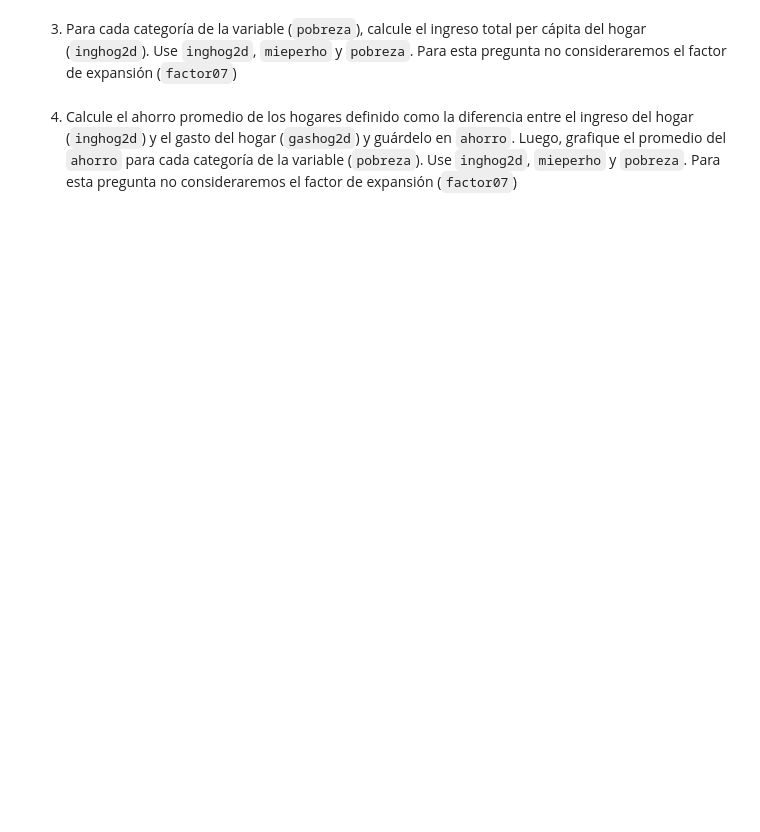
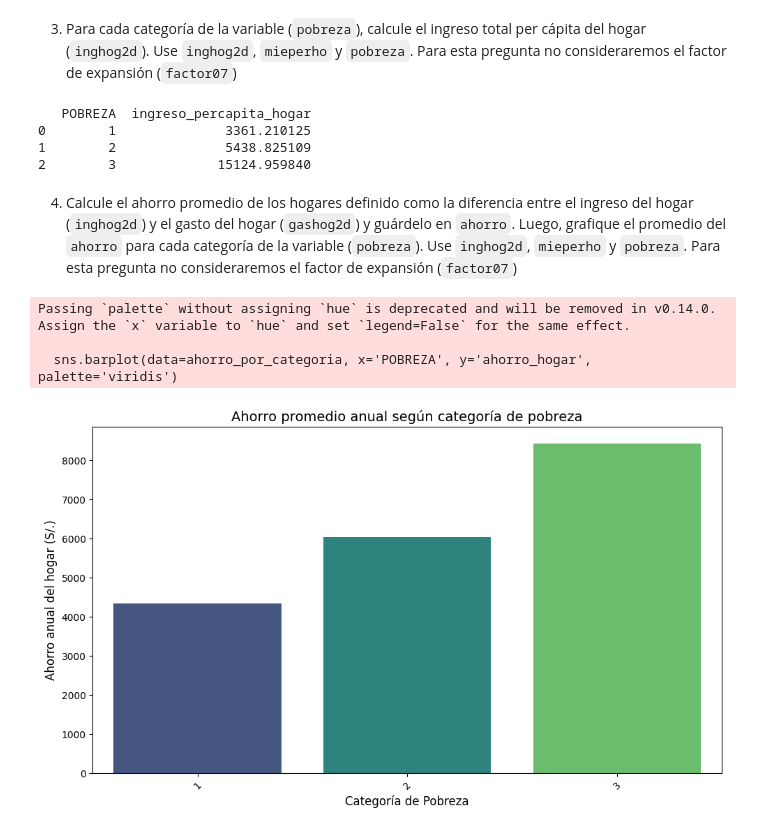
Before and after one commit to qlab-intro-python/tarea-3-tarea-3-correa-vargas, a Jupyter notebook: tarea_3_ccss_plantilla.ipynb, the cells around one changed output. Cells and saved outputs as stored; diff of their text form; code cells hidden in the pictures; blank space fills up the shorter version.

```diff
--- a/tarea_3_ccss_plantilla.ipynb
+++ b/tarea_3_ccss_plantilla.ipynb
@@ -262,2 +323,15 @@ Descargue el módulo Sumaria de la Enaho 2023. Para ello, utilice la página de
+# %%
+# Solución
+# Añadimos nueva variable
+Enaho["ingreso_percapita_hogar"]=Enaho["INGHOG2D"] / Enaho["MIEPERHO"]
+
+# Agrupamos por categoría de pobreza
+ingreso_por_categoria=Enaho.groupby("POBREZA")["ingreso_percapita_hogar"].mean().reset_index()
+print(ingreso_por_categoria)
+# %% [output]
+   POBREZA  ingreso_percapita_hogar
+0        1              3361.210125
+1        2              5438.825109
+2        3             15124.959840
 # %% [markdown]
 4. Calcule el ahorro promedio de los hogares definido como la diferencia entre el ingreso del hogar (`inghog2d`) y el gasto del hogar (`gashog2d`) y guárdelo en `ahorro`. Luego, grafique el promedio del `ahorro` para cada categoría de la variable (`pobreza`). Use `inghog2d`, `mieperho` y `pobreza`. Para esta pregunta no consideraremos el factor de expansión (`factor07`)
@@ -265,0 +338,23 @@ Descargue el módulo Sumaria de la Enaho 2023. Para ello, utilice la página de
+# %%
+# Solución
+# Añadimos nueva variable ahorro
+Enaho["ahorro_hogar"]=Enaho["INGHOG2D"]-Enaho["GASHOG2D"]
+
+#Agrupamos por pobreza
+ahorro_por_categoria=Enaho.groupby("POBREZA")["ahorro_hogar"].mean().reset_index()
+
+#Graficamos
+# Creamos gráfico
+plt.figure(figsize=(10, 6))
+sns.barplot(data=ahorro_por_categoria, x='POBREZA', y='ahorro_hogar', palette='viridis')
+plt.title('Ahorro promedio anual según categoría de pobreza', fontsize=14)
+plt.xlabel('Categoría de Pobreza', fontsize=12)
+plt.ylabel('Ahorro anual del hogar (S/.)', fontsize=12)
+plt.xticks(rotation=45)
+plt.tight_layout()
+plt.show()
+# %% [output]
+Passing `palette` without assigning `hue` is deprecated and will be removed in v0.14.0. Assign the `x` variable to `hue` and set `legend=False` for the same effect.
+
+  sns.barplot(data=ahorro_por_categoria, x='POBREZA', y='ahorro_hogar', palette='viridis')
+[figure, added]
```
Also changed, not shown: parts of 10 cells of this notebook.
